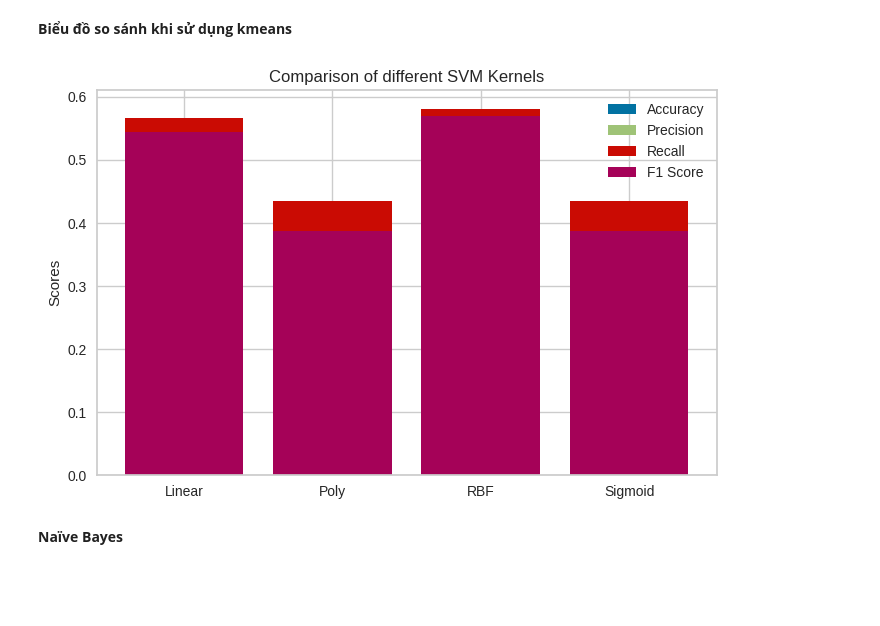
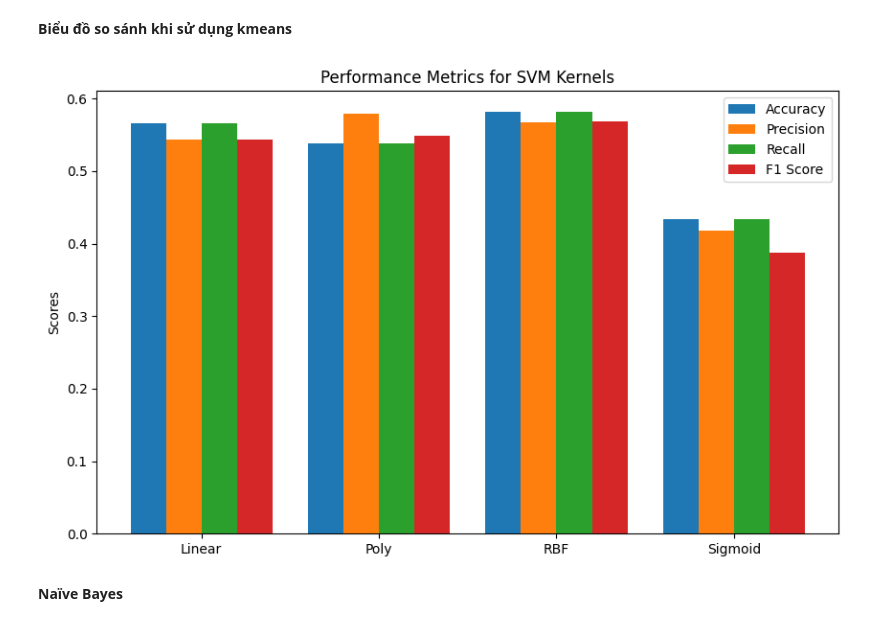
Before and after one commit to buiquanghuy20130276/Github-Accounts_ML2023, a Jupyter notebook: Project.ipynb, the cells around one changed output. Cells and saved outputs as stored; diff of their text form; code cells hidden in the pictures; blank space fills up the shorter version.

```diff
--- a/Project.ipynb
+++ b/Project.ipynb
@@ -866,24 +866,33 @@ print(table)
 # %%
 import matplotlib.pyplot as plt
 
-kernels = ["Linear", "Poly", "RBF", "Sigmoid"]
-accuracies = [accuracy_linear, accuracy_poly, accuracy_rbf, accuracy_sigmoid]
-precisions = [precision_linear, precision_poly, precision_rbf, precision_sigmoid]
-recalls = [recall_linear, recall_poly, recall_rbf, recall_sigmoid]
+# Tạo một danh sách các tên kernel
+kernel_names = ["Linear", "Poly", "RBF", "Sigmoid"]
+
+# Tạo một danh sách các giá trị đánh giá tương ứng cho từng kernel
+accuracy_scores = [accuracy_linear, accuracy_poly, accuracy_rbf, accuracy_sigmoid]
+precision_scores = [precision_linear, precision_poly, precision_rbf, precision_sigmoid]
+recall_scores = [recall_linear, recall_poly, recall_rbf, recall_sigmoid]
 f1_scores = [f1_linear, f1_poly, f1_rbf, f1_sigmoid]
 
-fig, ax = plt.subplots(figsize=(8, 5))
-ax.bar(kernels, accuracies, label='Accuracy')
-ax.bar(kernels, precisions, label='Precision')
-ax.bar(kernels, recalls, label='Recall')
-ax.bar(kernels, f1_scores, label='F1 Score')
+# Vẽ sơ đồ cột
+fig, ax = plt.subplots(figsize=(10, 6))
+ax.bar(np.arange(len(kernel_names)), accuracy_scores, width=0.2, label='Accuracy')
+ax.bar(np.arange(len(kernel_names))+0.2, precision_scores, width=0.2, label='Precision')
+ax.bar(np.arange(len(kernel_names))+0.4, recall_scores, width=0.2, label='Recall')
+ax.bar(np.arange(len(kernel_names))+0.6, f1_scores, width=0.2, label='F1 Score')
 
+# Thêm các chú thích và tên trục
 ax.set_ylabel('Scores')
-ax.set_title('Comparison of different SVM Kernels')
+ax.set_title('Performance Metrics for SVM Kernels')
+ax.set_xticks(np.arange(len(kernel_names))+0.3)
+ax.set_xticklabels(kernel_names)
 ax.legend()
+
+# Hiển thị sơ đồ
 plt.show()
 # %% [output]
-[figure, old version]
+[figure, new version]
 # %% [markdown]
 **Naïve Bayes**
 # %%
```
Also changed, not shown: parts of 6 cells of this notebook.
